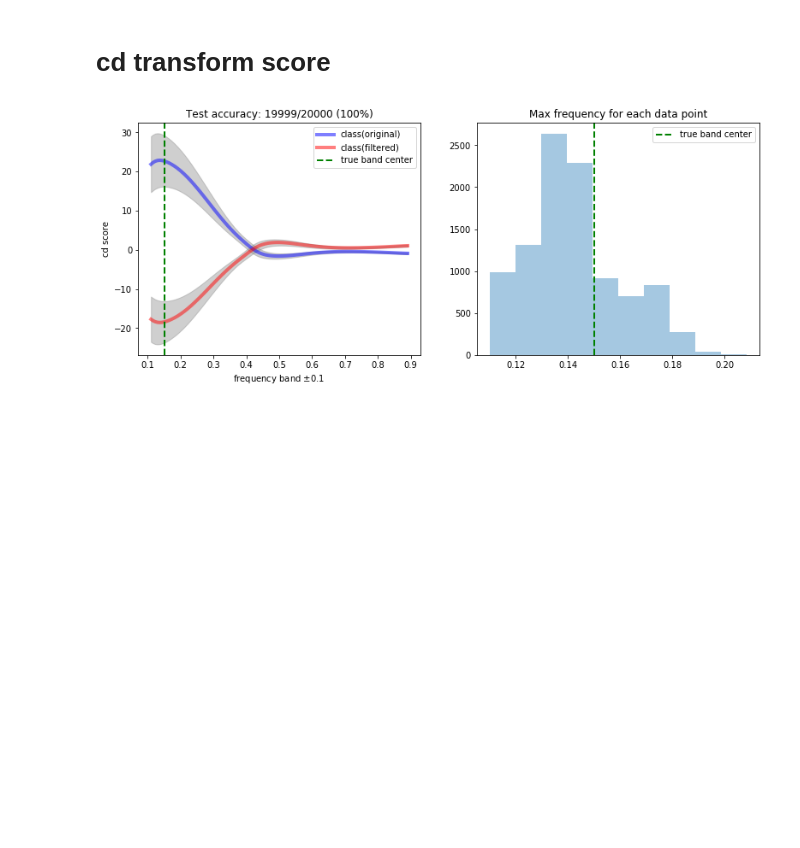
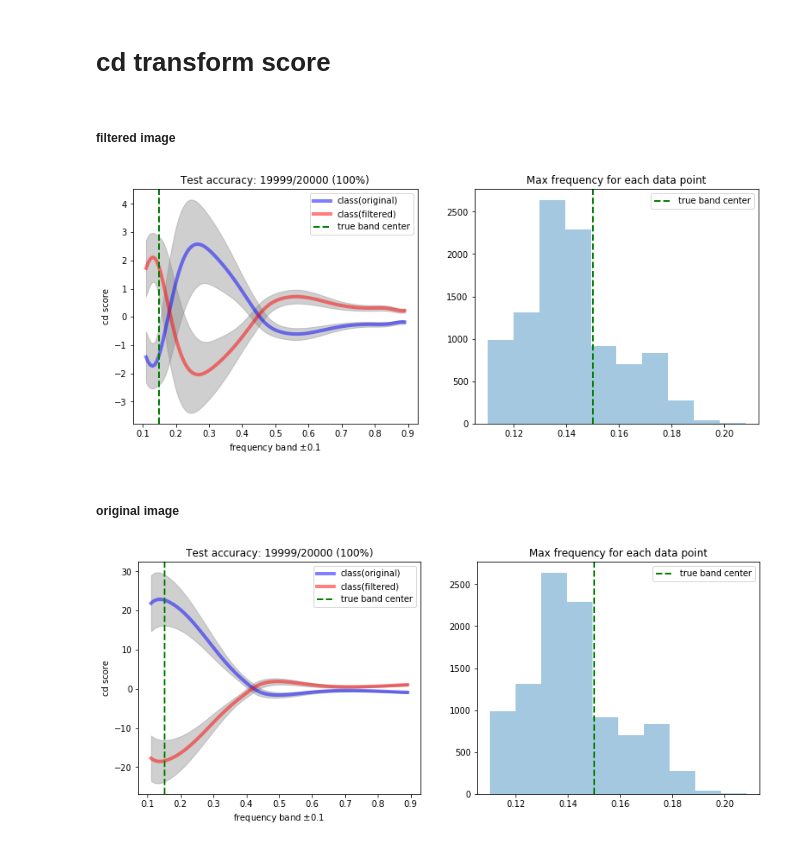
Before and after one commit to Yu-Group/adaptive-wavelets, a Jupyter notebook: experiments/mnist/validation_plots.ipynb, the cells around one changed output. Drawn from its saved outputs; the diff is of its cells as text; code cells hidden in the pictures; blank space fills up the shorter version.

Commit message:
updated plots

```diff
--- a/experiments/mnist/validation_plots.ipynb
+++ b/experiments/mnist/validation_plots.ipynb
@@ -73,6 +70,36 @@ Test set: Average loss: 0.0004, Accuracy: 19999/20000 (100%)
 Test set: Average loss: 0.0003, Accuracy: 20000/20000 (100%)
 # %% [markdown]
 # cd transform score
+# %% [markdown]
+##### filtered image
+# %%
+scores0_filtered = pkl.load(open('scores0_filtered','rb')).cpu().numpy()
+scores1_filtered = pkl.load(open('scores1_filtered','rb')).cpu().numpy()
+# %%
+band_idx = 0
+fig, ax = plt.subplots(1, 2, figsize=(13,5))
+ax[0].plot(band_centers, scores0_filtered[band_idx,:].mean(axis=0), alpha=0.5, color='blue', label='class(original)', linewidth=4.0)
+ax[0].fill_between(band_centers, scores0_filtered[band_idx,:].mean(axis=0)-scores0_filtered[band_idx,:].std(axis=0),
+                    scores0_filtered[band_idx,:].mean(axis=0)+scores0_filtered[band_idx,:].std(axis=0), color='#888888', alpha=0.4)
+ax[0].plot(band_centers, scores1_filtered[band_idx,:].mean(axis=0), alpha=0.5, color='red', label='class(filtered)', linewidth=4.0)
+ax[0].fill_between(band_centers, scores1_filtered[band_idx,:].mean(axis=0)-scores1_filtered[band_idx,:].std(axis=0),
+                    scores1_filtered[band_idx,:].mean(axis=0)+scores1_filtered[band_idx,:].std(axis=0), color='#888888', alpha=0.4)
+ax[0].axvline(x=true_band_centers[band_idx], linestyle='--', color='green', label='true band center', linewidth=2.0)
+ax[0].set_xlabel('frequency band $\pm 0.1$')
+ax[0].set_ylabel('cd score')
+ax[0].set_title('Test accuracy: {}/{} ({:.0f}%)'.format(accuracies[band_idx], 2*len(test_loader.dataset),
+        100. * accuracies[band_idx] / (2*len(test_loader.dataset))))
+ax[0].legend()
+
+ax[1].hist(band_centers[np.argmax(scores0[band_idx,:],axis=1)], bins=10, alpha=0.4)
+ax[1].axvline(x=true_band_centers[band_idx], linestyle='--', color='green', label='true band center', linewidth=2.0)
+ax[1].legend()
+ax[1].set_title('Max frequency for each data point')
+plt.show()
+# %% [output]
+[figure, added]
+# %% [markdown]
+##### original image
 # %%
 band_idx = 0
 fig, ax = plt.subplots(1, 2, figsize=(13,5))
```
Also changed, not shown: parts of 1 cell of this notebook, 2 other files.
